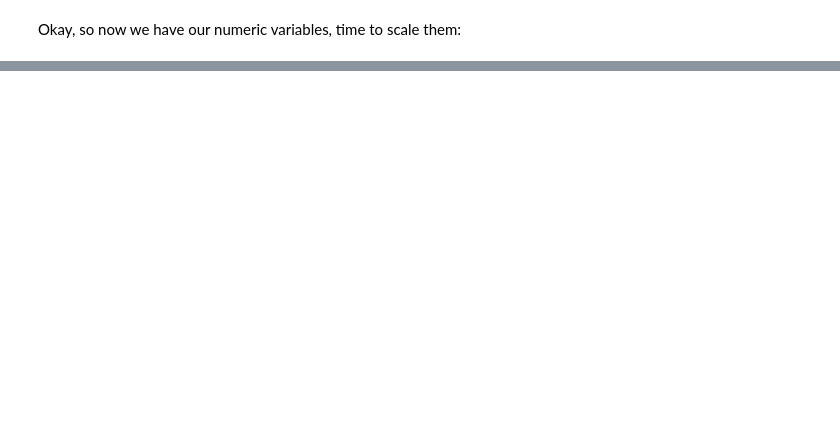
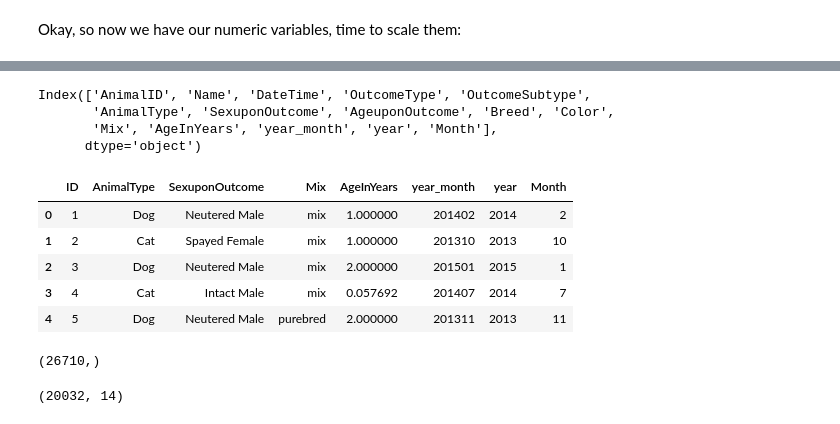
Before and after one commit to HRL-dev/GA_Hackathon, a Jupyter notebook: Cleaning_and_Modeling.ipynb, the cells around one changed output, grey strips where cells are left out. Saved outputs shown, nothing was run; the diff lists cells and outputs as text; code cells hidden in the pictures; blank space fills up the shorter version.

```diff
--- a/Cleaning_and_Modeling.ipynb
+++ b/Cleaning_and_Modeling.ipynb
@@ -175,0 +434,32 @@ X_test_sc = sc.transform(X_test)
+# %%
+pets.columns
+# %% [output]
+Index(['AnimalID', 'Name', 'DateTime', 'OutcomeType', 'OutcomeSubtype',
+       'AnimalType', 'SexuponOutcome', 'AgeuponOutcome', 'Breed', 'Color',
+       'Mix', 'AgeInYears', 'year_month', 'year', 'Month'],
+      dtype='object')
+# %%
+X = pets.drop(columns = ['AnimalID', 'Name', 'DateTime', 'OutcomeType',
+                        'OutcomeSubtype', 'AgeuponOutcome',
+                        'Breed', 'Color'])
+y = pets.OutcomeType
+# %%
+X['ID'] = X.index + 1
+# %%
+X[0] = X['ID']
+# %%
+X = X[['ID', 'AnimalType', 'SexuponOutcome', 'Mix', 'AgeInYears',
+      'year_month', 'year', 'Month']]
+# %%
+X.head()
+# %% [output]
+|  | ID | AnimalType | SexuponOutcome | Mix | AgeInYears | year_month | year | Month |
+| 0 | 1 | Dog | Neutered Male | mix | 1.000000 | 201402 | 2014 | 2 |
+| 1 | 2 | Cat | Spayed Female | mix | 1.000000 | 201310 | 2013 | 10 |
+| 2 | 3 | Dog | Neutered Male | mix | 2.000000 | 201501 | 2015 | 1 |
+| 3 | 4 | Cat | Intact Male | mix | 0.057692 | 201407 | 2014 | 7 |
+| 4 | 5 | Dog | Neutered Male | purebred | 2.000000 | 201311 | 2013 | 11 |
+# %%
+y.shape
+# %% [output]
+(26710,)
@@ -175,0 +475,4 @@ X_test_sc = sc.transform(X_test)
+# %%
+X_train.shape
+# %% [output]
+(20032, 14)
```
Also changed, not shown: parts of 88 cells of this notebook, 2 other files.
